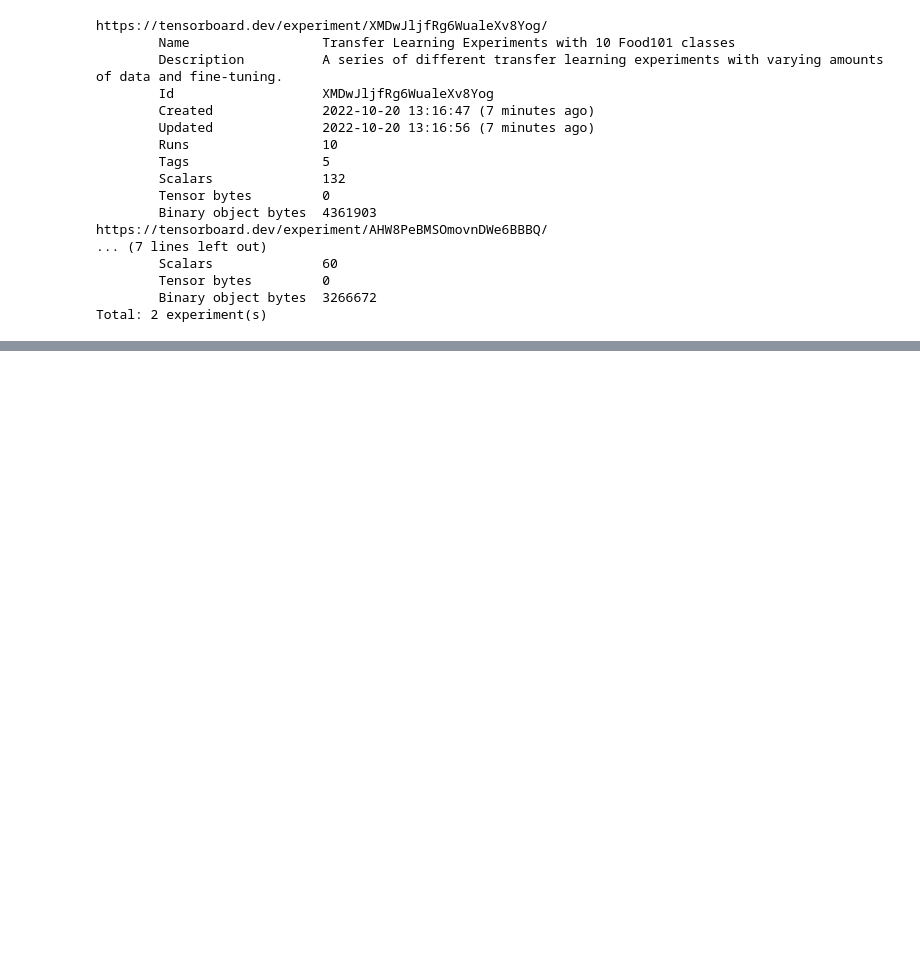
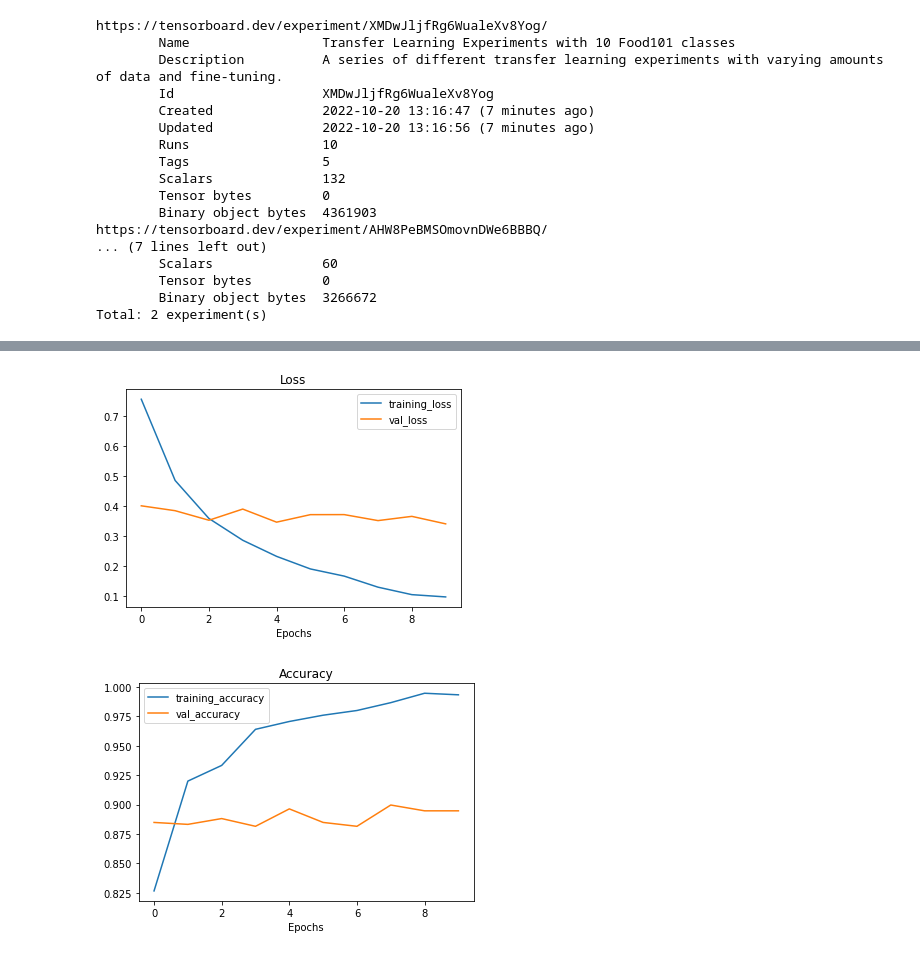
Before and after one commit to MimaDalix/Deep-Learning-tensorflow, a Jupyter notebook: 05_transfer_learning_tensorflow_part_2_fine_tuning_.ipynb, the cells around one changed output, grey strips where cells are left out. Drawn from its saved outputs; the diff is of its cells as text; code cells hidden in the pictures; blank space fills up the shorter version.

```diff
--- a/05_transfer_learning_tensorflow_part_2_fine_tuning_.ipynb
+++ b/05_transfer_learning_tensorflow_part_2_fine_tuning_.ipynb
@@ -1135,0 +1183,12 @@ Total: 2 experiment(s)
+# %%
+import tensorflow as tf
+
+IMG_SIZE = (224, 224)
+BATCH_SIZE= 32
+
+train_data = tf.keras.preprocessing.image_dataset_from_directory(train_dir,
+                                                                 image_size=IMG_SIZE,
+                                                                 label_mode='categorical')
+test_data = tf.keras.preprocessing.image_dataset_from_directory(test_dir,
+                                                                image_size=IMG_SIZE,
+                                                                label_mode='categorical')
@@ -1135,0 +1312,12 @@ Total: 2 experiment(s)
+# %%
+# Setting the last 20 layers to trainable
+model.trainable = True
+
+# Freeze all layer except last 20
+for layer in model.layers[1].layers[:-20]:
+  layer.trainable=False
+
+# Recompile the model
+model.compile(loss='categorical_crossentropy',
+              optimizer=tf.keras.optimizers.Adam(learning_rate=0.0001),
+              metrics='accuracy')
@@ -1135,0 +1351,9 @@ Total: 2 experiment(s)
+# %%
+# Refit the model and train for another 10 epoch
+history_exo2 = model.fit(train_data,
+                         epochs=10,
+                         steps_per_epoch=len(train_data),
+                         validation_data=test_data,
+                         validation_steps=int(len(test_data)*0.25),
+                         callbacks=[create_tensorboard_callback(dir_name='transfer_learning_exo',
+                                                                experiment_name='transfer_learning_exo_2')])
@@ -1135,0 +1383,5 @@ Total: 2 experiment(s)
+# %%
+plot_loss_curves(history_exo2)
+# %% [output]
+[figure, added]
+[figure, added]
```
Also changed, not shown: parts of 20 cells of this notebook.
